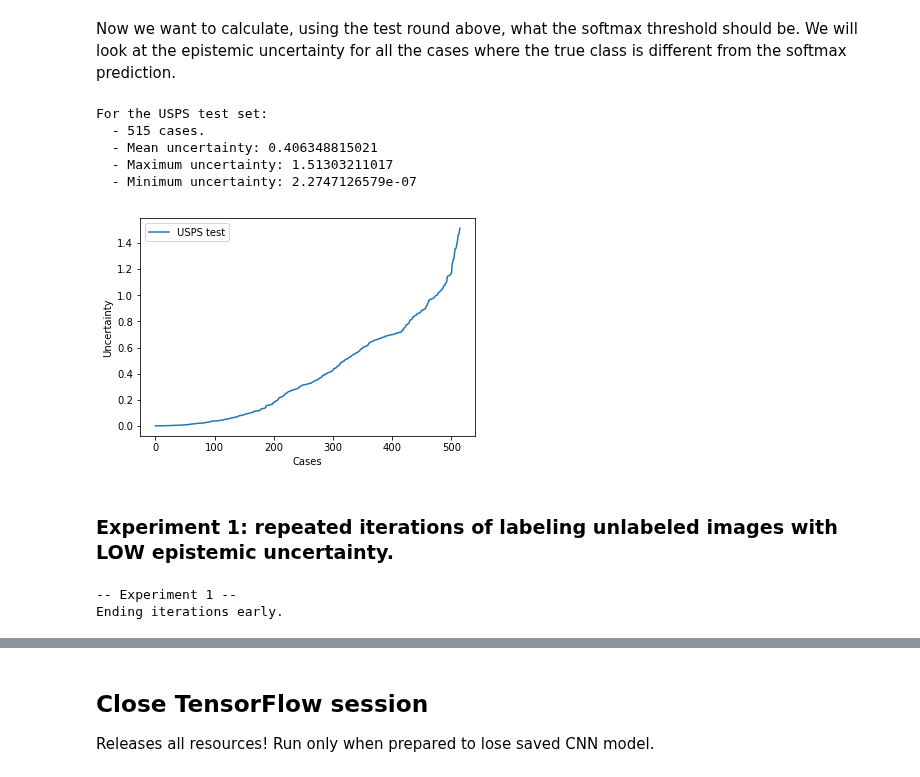
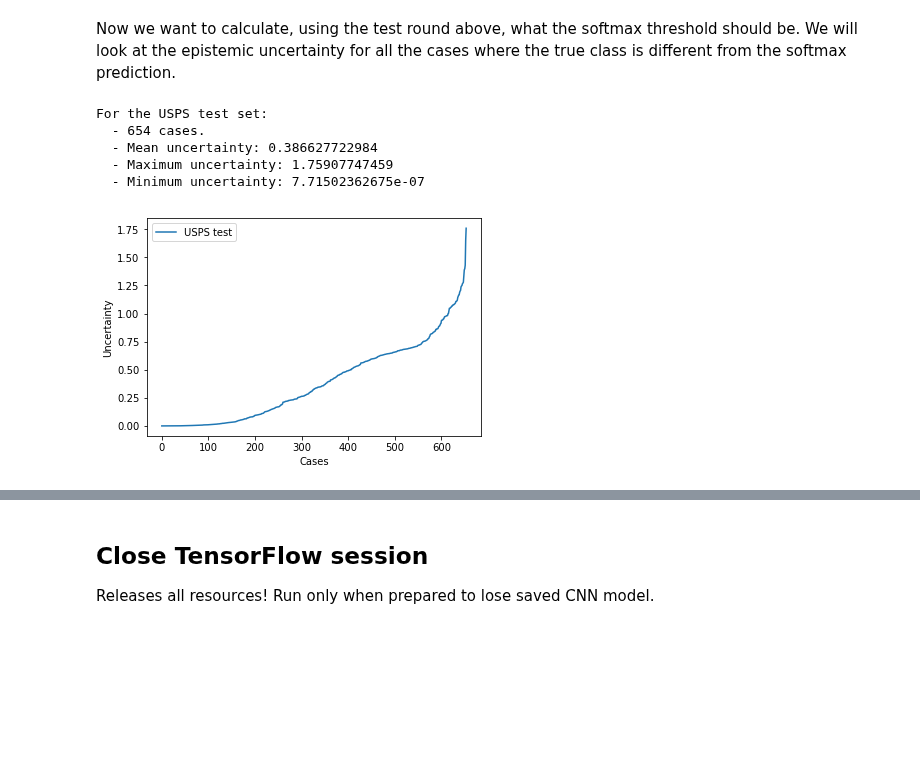
Before and after one commit to leopauly/Domain-Adaptation, a Jupyter notebook: MNIST_USPS_Dataset/Bayesian CNN.ipynb, the cells around one changed output, grey strips where cells are left out. Cells and saved outputs as stored; diff of their text form; code cells hidden in the pictures; blank space fills up the shorter version.

```diff
--- a/MNIST_USPS_Dataset/Bayesian CNN.ipynb
+++ b/MNIST_USPS_Dataset/Bayesian CNN.ipynb
@@ -35,24 +36,15 @@ reload(ysb)
 # %% [markdown]
 Set parameters.
 # %%
-# CNN PARAMETERS
+# Shared net parameters
 filter_size1 = 5          # Convolution filters are 5 x 5 pixels.
-num_filters1 = 16         # There are 16 of these filters.
+num_filters1 = 32         # There are 16 of these filters.
 
 filter_size2 = 5
-num_filters2 = 16
+num_filters2 = 48
 
-filter_size3 = 5
-num_filters3 = 16
-
-filter_size4 = 5
-num_filters4 = 16
-
-filter_size5 = 5
-num_filters5 = 32
-
-fc_size1 = 1024
-fc_size2 = 128
+# Individual net parameters (for now we assume both fully connected layers have the same number of units)
+fc_size = 100
 
 # IMAGE PARAMETERS
 img_size = 16             # Width and height in pixels.
@@ -194,0 +107,14 @@ accuracy = tf.reduce_mean(tf.cast(correct_prediction, tf.float32))
+# %%
+shared_net = \
+    cn.new_conv_layer(input=x_image,
+                   num_input_channels=num_channels,
+                   filter_size=filter_size1,
+                   num_filters=num_filters1,
+                   use_pooling=True)
+shared_net = \
+    cn.new_conv_layer(input=shared_net,
+                   num_input_channels=num_filters1,
+                   filter_size=filter_size2,
+                   num_filters=num_filters2,
+                   use_pooling=True)
+shared_net, features = cn.flatten_layer(shared_net)
@@ -408,10 +459,11 @@ Remember to reset the CNN model back to the checkpoint before each new experimen
 # %%
 saver.restore(sess=session, save_path='checkpoints/')
-data = dataset.generate_combined_dataset(mnist_data, usps_data)
+data = dataset.generate_combined_dataset(source=mnist_data, target=usps_data)
 # %% [output]
 INFO:tensorflow:Restoring parameters from checkpoints/
 # %%
-preds, uncertainties = monte_carlo_preds(usps_data.test, 50, show_confusion_matrix=True, quieter=True)
+preds, uncertainties = monte_carlo_preds( \
+                    data.test, 50, show_confusion_matrix=True, quieter=True, y_pred=f3_y_pred)
 # %% [markdown]
 First we will demonstrate that cases exist where bootstrapping using the softmax threshold would result in mislabelling, whereas the epistemic uncertainty provides a warning that the classifier is uncertain.
 # %%
@@ -429,51 +481,22 @@ Labels: Epistemic uncertainty, softmax prediction, actual class.
 # %% [markdown]
 Now we want to calculate, using the test round above, what the softmax threshold should be. We will look at the epistemic uncertainty for all the cases where the true class is different from the softmax prediction.
 # %%
-preds, uncertainties, usps_data.test.cls
-
 case_epi_unc = []
 for i, pred in enumerate(np.argmax(preds, axis=1)):
-    if(pred != usps_data.test.cls[i]):
+    if(pred != data.test.cls[i]):
         case_epi_unc.append(uncertainties[i])
 
 print("For the USPS test set:")
 print("  - " + str(len(case_epi_unc)) + " cases.")
 print("  - Mean uncertainty: " + str(np.mean(case_epi_unc)))
 print("  - Maximum uncertainty: " + str(np.max(case_epi_unc)))
 print("  - Minimum uncertainty: " + str(np.min(case_epi_unc)))
 
 ysb.plot_with_legend(np.arange(len(case_epi_unc)), [np.sort(case_epi_unc)], ["USPS test"], "Cases", "Uncertainty")
 # %% [output]
 For the USPS test set:
-  - 515 cases.
-  - Mean uncertainty: 0.406348815021
-  - Maximum uncertainty: 1.51303211017
-  - Minimum uncertainty: 2.2747126579e-07
+  - 654 cases.
+  - Mean uncertainty: 0.386627722984
+  - Maximum uncertainty: 1.75907747459
+  - Minimum uncertainty: 7.71502362675e-07
-[figure, old version]
+[figure, new version]
-# %% [markdown]
-### Experiment 1: repeated iterations of labeling unlabeled images with LOW epistemic uncertainty.
-# %%
-bootstrap_iterations = 75
-exp1_acc = []
-exp1_adds = []
-
-print("-- Experiment 1 --")
-
-for i in range(bootstrap_iterations):
-    # Run Monte Carlo sampling iterations to calculate epistemic uncertainty.
-    preds, uncertainties = monte_carlo_preds(data.usps_train, 50, show_confusion_matrix=False, quieter=True)
-    selected = np.where(uncertainties < 0.3, 1, 0)
-
-    if np.count_nonzero(selected) >= data.train.num_images or np.count_nonzero(selected) == 0:
-        print("Ending iterations early.")
-        break
-
-    exp1_adds.append(np.count_nonzero(selected))
-    data.train.add_to_set(selected, data.usps_train, preds)
-    data.usps_train.remove_from_set(selected)
-
-    optimize(data.train, num_iterations=1000, silent=True)
-    exp1_acc.append(print_test_accuracy(data.test, show_confusion_matrix=False, quieter=True, silent=True))
-# %% [output]
--- Experiment 1 --
-Ending iterations early.
```
Also changed, not shown: parts of 50 cells of this notebook.
